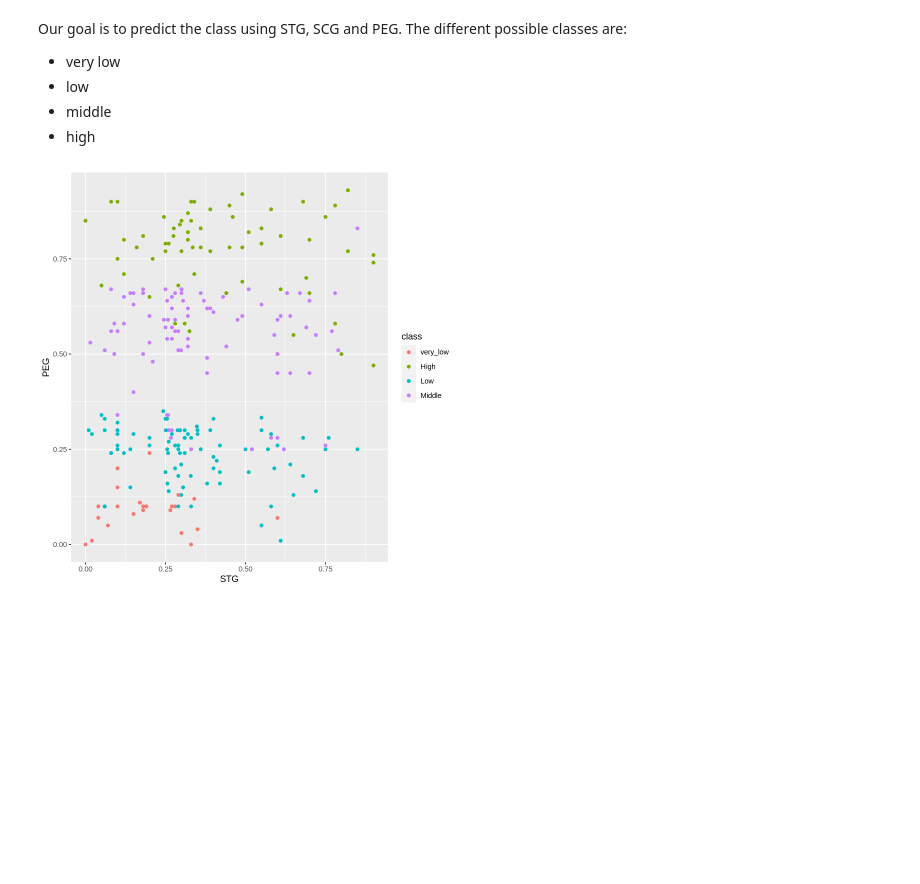
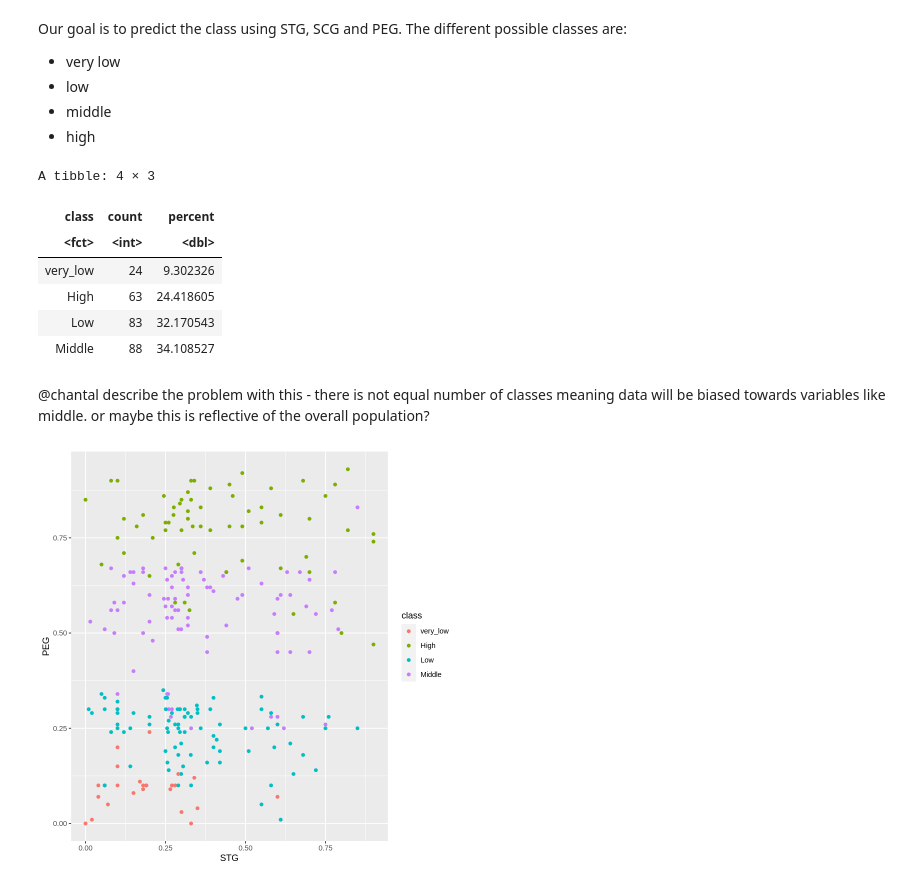
Before and after one commit to yui-ubc/dsci-100-2022w2-section006-group-27, a Jupyter notebook: group_project.ipynb, the cells around one changed output. Cells and saved outputs as stored; diff of their text form; code cells hidden in the pictures; blank space fills up the shorter version.

```diff
--- a/group_project.ipynb
+++ b/group_project.ipynb
@@ -31,9 +43,9 @@ LPR (The exam performance of user for related objects with goal object)
 PEG (The exam performance of user for goal objects)
 UNS (The knowledge level of user)
 # %%
-knowledge <- mutate(knowledge, class = as_factor(UNS)) |>
+knowledge_train <- mutate(knowledge_train, class = as_factor(UNS)) |>
 select(STG, SCG, PEG, class)
-knowledge
+knowledge_train
 # %% [output]
 A tibble: 258 × 4
 | STG | SCG | PEG | class |
@@ -52,4 +64,20 @@ The different possible classes are:
 - low
 - middle
 - high
+# %%
+knowledge_proportions <- knowledge_train |>
+                      group_by(class) |>
+                      summarize(count = n()) |>
+                      mutate(percent = 100*count/nrow(knowledge_train))
+knowledge_proportions
+# %% [output]
+A tibble: 4 × 3
+| class | count | percent |
+| <fct> | <int> | <dbl> |
+| very_low | 24 | 9.302326 |
+| High | 63 | 24.418605 |
+| Low | 83 | 32.170543 |
+| Middle | 88 | 34.108527 |
+# %% [markdown]
+@chantal describe the problem with this - there is not equal number of classes meaning data will be biased towards variables like middle. or maybe this is reflective of the overall population?
 # %%
```
Also changed, not shown: parts of 2 cells of this notebook.
